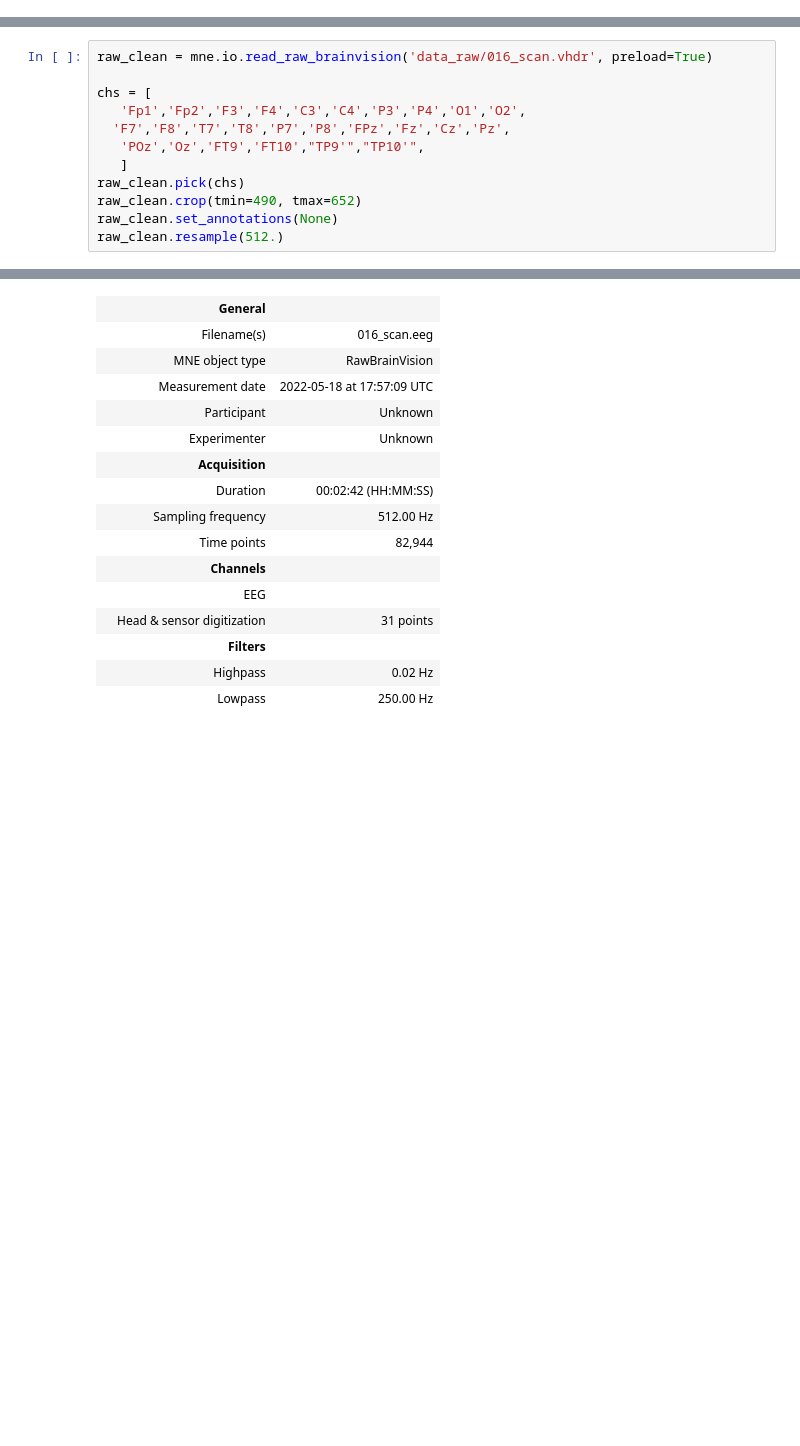
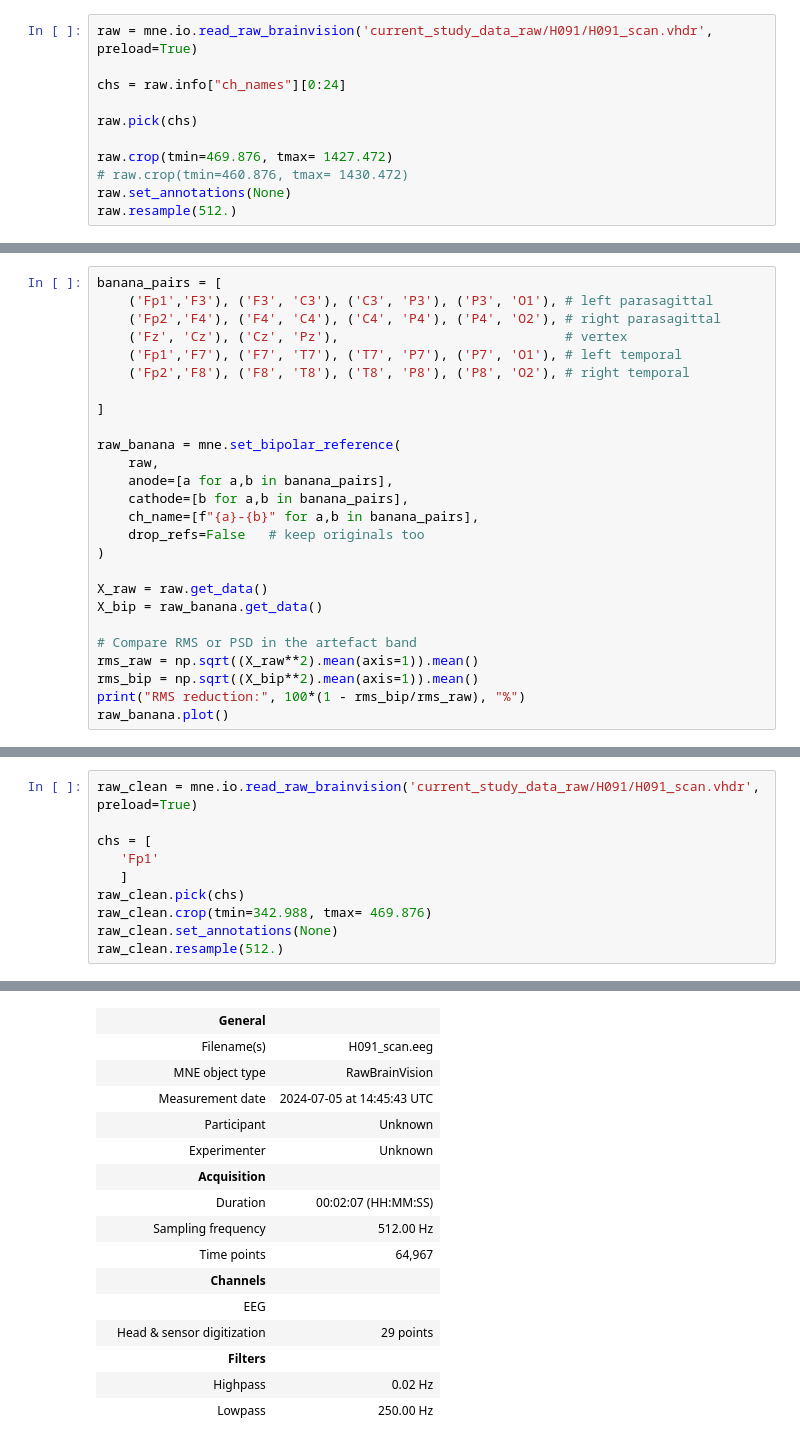
Before and after one commit to NickGreen99/EEG-ECG-Denoising-from-MRI-Interference, a Jupyter notebook: reconstruct.ipynb, the cells around one changed output, grey strips where cells are left out. Cells and saved outputs as stored; diff of their text form; blank space fills up the shorter version.

```diff
--- a/reconstruct.ipynb
+++ b/reconstruct.ipynb
@@ -119,0 +89,11 @@ raw.info['ch_names'][0:26]
+# %%
+raw = mne.io.read_raw_brainvision('current_study_data_raw/H091/H091_scan.vhdr', preload=True)
+
+chs = raw.info["ch_names"][0:24]
+
+raw.pick(chs)
+
+raw.crop(tmin=469.876, tmax= 1427.472)
+# raw.crop(tmin=460.876, tmax= 1430.472)
+raw.set_annotations(None)
+raw.resample(512.)
@@ -119,0 +143,26 @@ raw.info['ch_names'][0:26]
+# %%
+banana_pairs = [
+    ('Fp1','F3'), ('F3', 'C3'), ('C3', 'P3'), ('P3', 'O1'), # left parasagittal
+    ('Fp2','F4'), ('F4', 'C4'), ('C4', 'P4'), ('P4', 'O2'), # right parasagittal
+    ('Fz', 'Cz'), ('Cz', 'Pz'),                             # vertex
+    ('Fp1','F7'), ('F7', 'T7'), ('T7', 'P7'), ('P7', 'O1'), # left temporal
+    ('Fp2','F8'), ('F8', 'T8'), ('T8', 'P8'), ('P8', 'O2'), # right temporal
+
+]
+
+raw_banana = mne.set_bipolar_reference(
+    raw,
+    anode=[a for a,b in banana_pairs],
+    cathode=[b for a,b in banana_pairs],
+    ch_name=[f"{a}-{b}" for a,b in banana_pairs],
+    drop_refs=False   # keep originals too
+)
+
+X_raw = raw.get_data()
+X_bip = raw_banana.get_data()
+
+# Compare RMS or PSD in the artefact band
+rms_raw = np.sqrt((X_raw**2).mean(axis=1)).mean()
+rms_bip = np.sqrt((X_bip**2).mean(axis=1)).mean()
+print("RMS reduction:", 100*(1 - rms_bip/rms_raw), "%")
+raw_banana.plot()
@@ -120,13 +274,11 @@ raw.info['ch_names'][0:26]
 # %%
-raw_clean = mne.io.read_raw_brainvision('data_raw/016_scan.vhdr', preload=True)
+raw_clean = mne.io.read_raw_brainvision('current_study_data_raw/H091/H091_scan.vhdr', preload=True)
 
 chs = [
-   'Fp1','Fp2','F3','F4','C3','C4','P3','P4','O1','O2',
-  'F7','F8','T7','T8','P7','P8','FPz','Fz','Cz','Pz',
-   'POz','Oz','FT9','FT10',"TP9'","TP10'",
+   'Fp1'
    ]
 raw_clean.pick(chs)
-raw_clean.crop(tmin=490, tmax=652)
+raw_clean.crop(tmin=342.988, tmax= 469.876)
 raw_clean.set_annotations(None)
 raw_clean.resample(512.)
 # %% [output]
@@ -139,16 +291,16 @@ Consider setting the channel types to be of EEG/sEEG/ECoG/DBS/fNIRS using inst.s
 |  | General |  |
-|  | Filename(s) | 016_scan.eeg |
+|  | Filename(s) | H091_scan.eeg |
 |  | MNE object type | RawBrainVision |
-|  | Measurement date | 2022-05-18 at 17:57:09 UTC |
+|  | Measurement date | 2024-07-05 at 14:45:43 UTC |
 |  | Participant | Unknown |
 |  | Experimenter | Unknown |
 |  | Acquisition |  |
-|  | Duration | 00:02:42 (HH:MM:SS) |
+|  | Duration | 00:02:07 (HH:MM:SS) |
 |  | Sampling frequency | 512.00 Hz |
-|  | Time points | 82,944 |
+|  | Time points | 64,967 |
 |  | Channels |  |
 |  | EEG |  |
-|  | Head & sensor digitization | 31 points |
+|  | Head & sensor digitization | 29 points |
 |  | Filters |  |
 |  | Highpass | 0.02 Hz |
 |  | Lowpass | 250.00 Hz |
```
Also changed, not shown: parts of 26 cells of this notebook, 11 other files.
